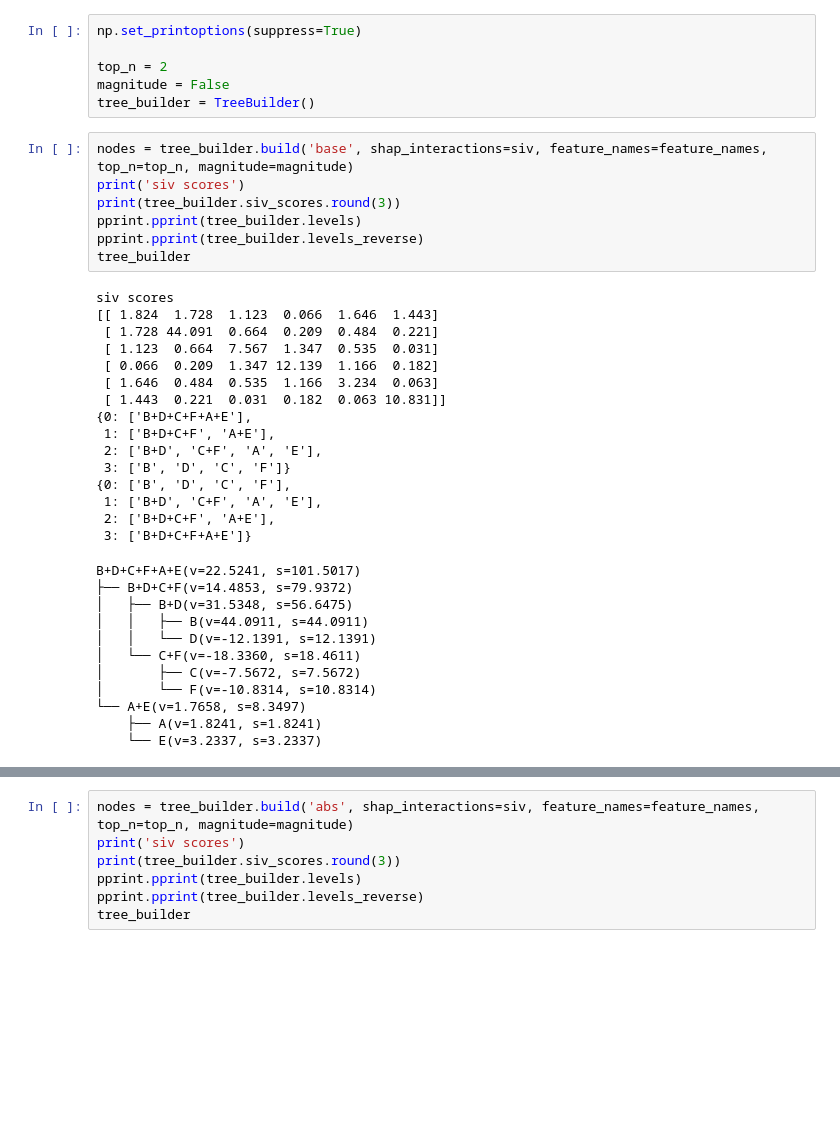
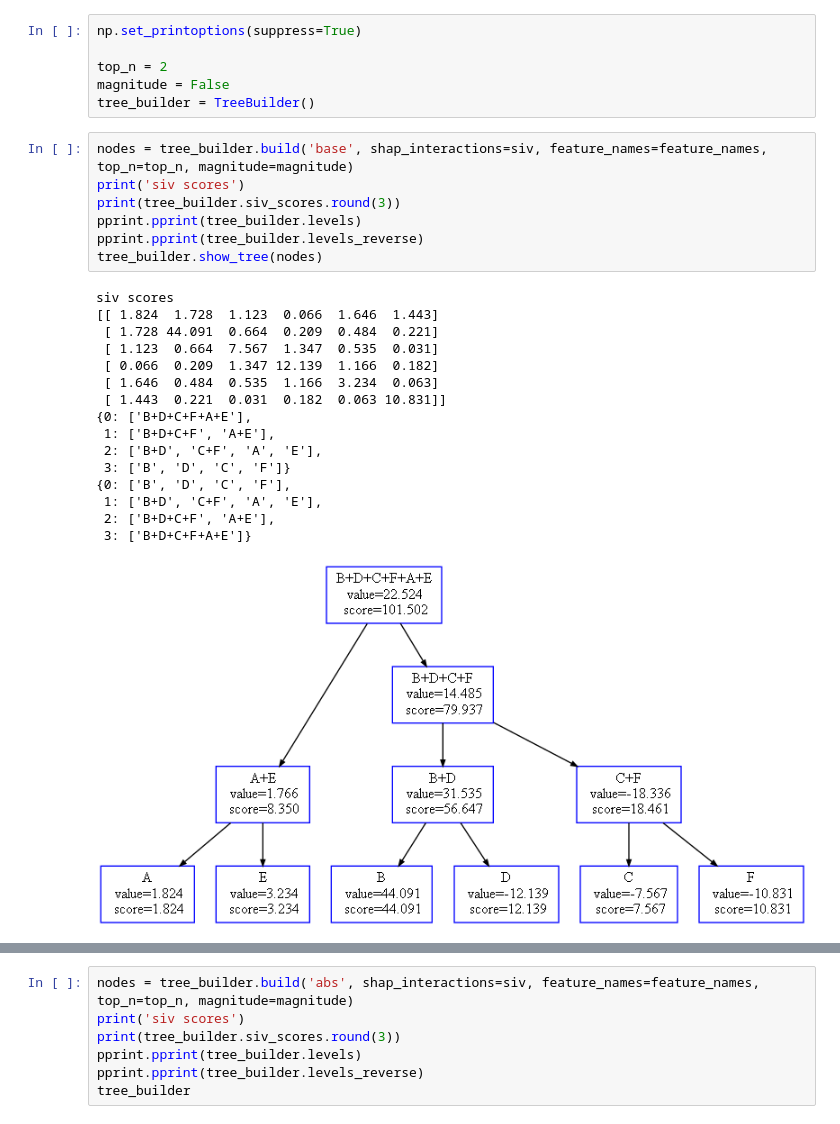
Before and after one commit to simonjisu/FeatureInteractionTree, a Jupyter notebook: notebooks/TestNotebook.ipynb, the cells around one changed output, grey strips where cells are left out. Drawn from its saved outputs; the diff is of its cells as text; blank space fills up the shorter version.

```diff
--- a/notebooks/TestNotebook.ipynb
+++ b/notebooks/TestNotebook.ipynb
@@ -450,34 +522,24 @@ tree_builder = TreeBuilder()
 # %%
 nodes = tree_builder.build('base', shap_interactions=siv, feature_names=feature_names, top_n=top_n, magnitude=magnitude)
 print('siv scores')
 print(tree_builder.siv_scores.round(3))
 pprint.pprint(tree_builder.levels)
 pprint.pprint(tree_builder.levels_reverse)
-tree_builder
+tree_builder.show_tree(nodes)
 # %% [output]
 siv scores
 [[ 1.824  1.728  1.123  0.066  1.646  1.443]
  [ 1.728 44.091  0.664  0.209  0.484  0.221]
  [ 1.123  0.664  7.567  1.347  0.535  0.031]
  [ 0.066  0.209  1.347 12.139  1.166  0.182]
  [ 1.646  0.484  0.535  1.166  3.234  0.063]
  [ 1.443  0.221  0.031  0.182  0.063 10.831]]
 {0: ['B+D+C+F+A+E'],
  1: ['B+D+C+F', 'A+E'],
  2: ['B+D', 'C+F', 'A', 'E'],
  3: ['B', 'D', 'C', 'F']}
 {0: ['B', 'D', 'C', 'F'],
  1: ['B+D', 'C+F', 'A', 'E'],
  2: ['B+D+C+F', 'A+E'],
  3: ['B+D+C+F+A+E']}
-B+D+C+F+A+E(v=22.5241, s=101.5017)
-├── B+D+C+F(v=14.4853, s=79.9372)
-│   ├── B+D(v=31.5348, s=56.6475)
-│   │   ├── B(v=44.0911, s=44.0911)
-│   │   └── D(v=-12.1391, s=12.1391)
-│   └── C+F(v=-18.3360, s=18.4611)
-│       ├── C(v=-7.5672, s=7.5672)
-│       └── F(v=-10.8314, s=10.8314)
-└── A+E(v=1.7658, s=8.3497)
-    ├── A(v=1.8241, s=1.8241)
-    └── E(v=3.2337, s=3.2337)
+[figure, added]
```
Also changed, not shown: parts of 3 cells of this notebook, 5 other files.
